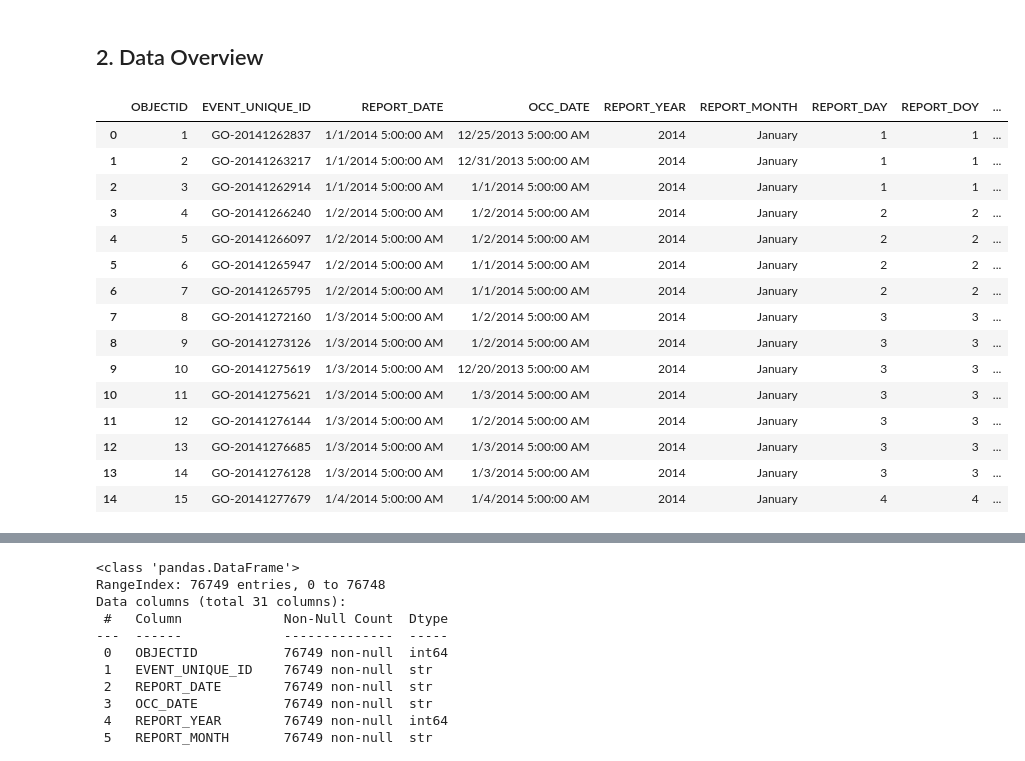
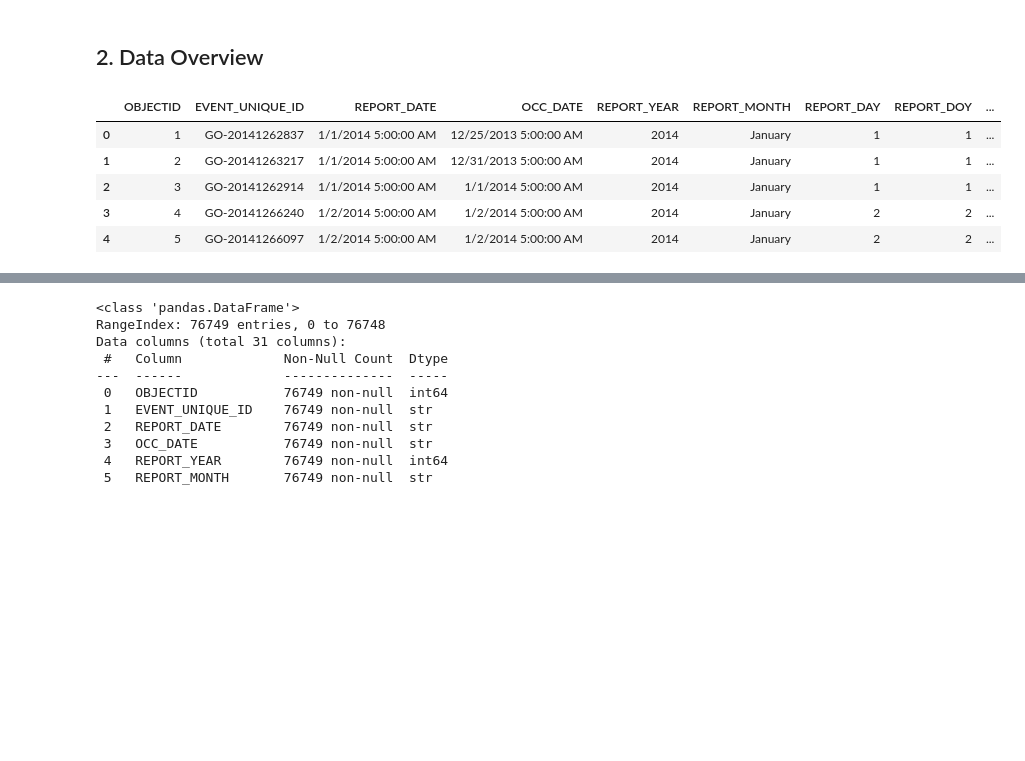
Before and after one commit to akharghani/toronto-auto-theft-analysis, a Jupyter notebook: notebooks/analysis.ipynb, the cells around one changed output, grey strips where cells are left out. Cells and saved outputs as stored; diff of their text form; code cells hidden in the pictures; blank space fills up the shorter version.

```diff
--- a/notebooks/analysis.ipynb
+++ b/notebooks/analysis.ipynb
@@ -42,22 +26,12 @@ df
 # %% [markdown]
 ## 2. Data Overview
 # %%
-df.head(15)
+df.head()
 # %% [output]
 |  | OBJECTID | EVENT_UNIQUE_ID | REPORT_DATE | OCC_DATE | REPORT_YEAR | REPORT_MONTH | REPORT_DAY | REPORT_DOY | ... |
 | 0 | 1 | GO-20141262837 | 1/1/2014 5:00:00 AM | 12/25/2013 5:00:00 AM | 2014 | January | 1 | 1 | ... |
 | 1 | 2 | GO-20141263217 | 1/1/2014 5:00:00 AM | 12/31/2013 5:00:00 AM | 2014 | January | 1 | 1 | ... |
 | 2 | 3 | GO-20141262914 | 1/1/2014 5:00:00 AM | 1/1/2014 5:00:00 AM | 2014 | January | 1 | 1 | ... |
 | 3 | 4 | GO-20141266240 | 1/2/2014 5:00:00 AM | 1/2/2014 5:00:00 AM | 2014 | January | 2 | 2 | ... |
 | 4 | 5 | GO-20141266097 | 1/2/2014 5:00:00 AM | 1/2/2014 5:00:00 AM | 2014 | January | 2 | 2 | ... |
-| 5 | 6 | GO-20141265947 | 1/2/2014 5:00:00 AM | 1/1/2014 5:00:00 AM | 2014 | January | 2 | 2 | ... |
-| 6 | 7 | GO-20141265795 | 1/2/2014 5:00:00 AM | 1/1/2014 5:00:00 AM | 2014 | January | 2 | 2 | ... |
-| 7 | 8 | GO-20141272160 | 1/3/2014 5:00:00 AM | 1/2/2014 5:00:00 AM | 2014 | January | 3 | 3 | ... |
-| 8 | 9 | GO-20141273126 | 1/3/2014 5:00:00 AM | 1/2/2014 5:00:00 AM | 2014 | January | 3 | 3 | ... |
-| 9 | 10 | GO-20141275619 | 1/3/2014 5:00:00 AM | 12/20/2013 5:00:00 AM | 2014 | January | 3 | 3 | ... |
-| 10 | 11 | GO-20141275621 | 1/3/2014 5:00:00 AM | 1/3/2014 5:00:00 AM | 2014 | January | 3 | 3 | ... |
-| 11 | 12 | GO-20141276144 | 1/3/2014 5:00:00 AM | 1/2/2014 5:00:00 AM | 2014 | January | 3 | 3 | ... |
-| 12 | 13 | GO-20141276685 | 1/3/2014 5:00:00 AM | 1/3/2014 5:00:00 AM | 2014 | January | 3 | 3 | ... |
-| 13 | 14 | GO-20141276128 | 1/3/2014 5:00:00 AM | 1/3/2014 5:00:00 AM | 2014 | January | 3 | 3 | ... |
-| 14 | 15 | GO-20141277679 | 1/4/2014 5:00:00 AM | 1/4/2014 5:00:00 AM | 2014 | January | 4 | 4 | ... |
 # %%
```
Also changed, not shown: parts of 2 cells of this notebook.
